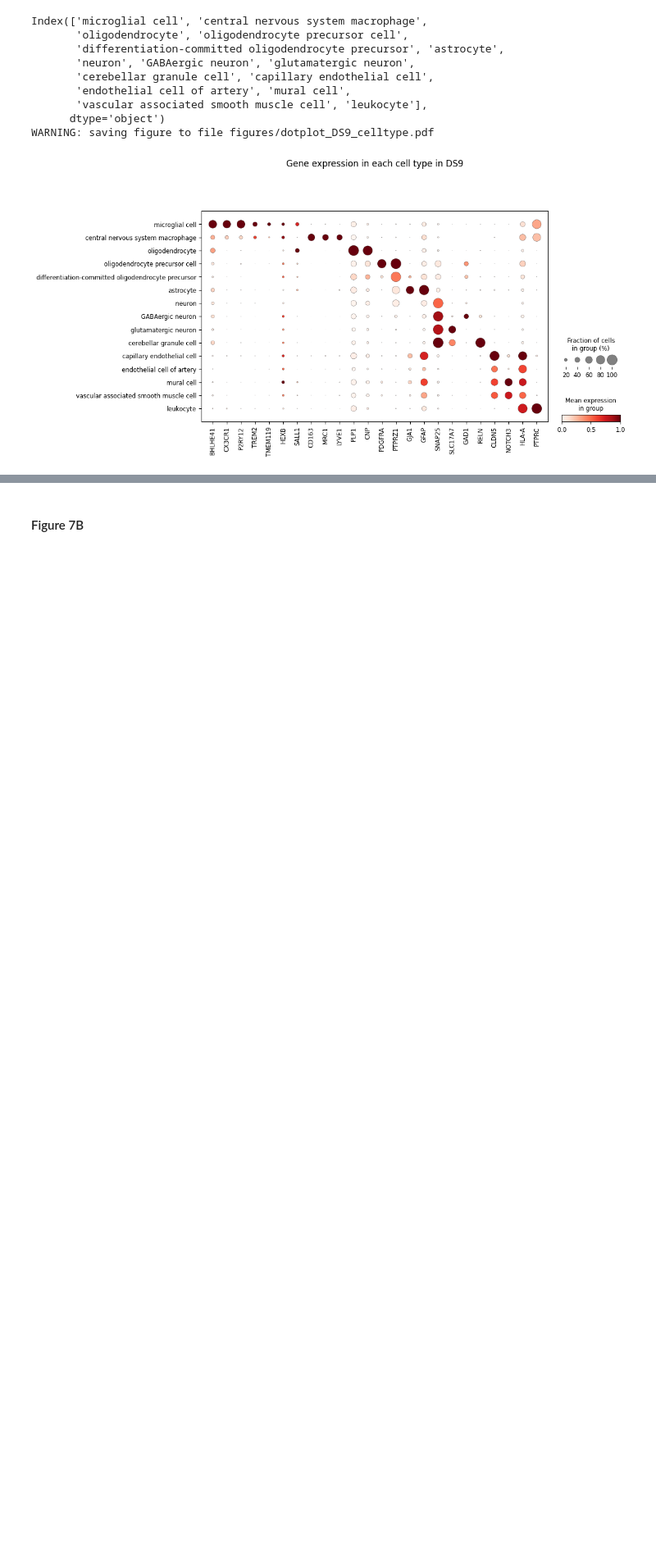
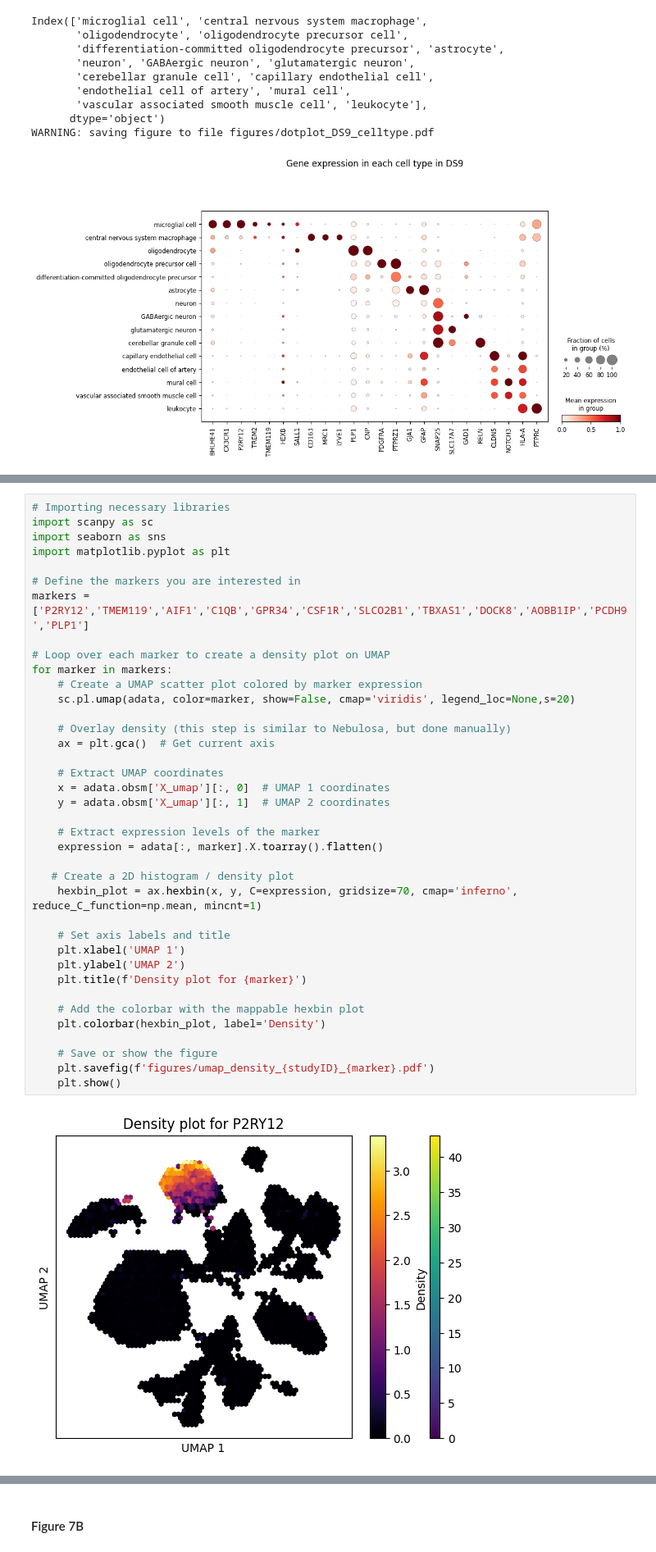
Before and after one commit to YelinZhao-A/Microglia_BHLHE41, a Jupyter notebook: Python/cellxgene_Seeker_2023.ipynb, the cells around one changed output, grey strips where cells are left out. Shown at 82% size. Drawn from its saved outputs; the diff is of its cells as text; blank space fills up the shorter version.

```diff
--- a/Python/cellxgene_Seeker_2023.ipynb
+++ b/Python/cellxgene_Seeker_2023.ipynb
@@ -162,0 +161,40 @@ WARNING: saving figure to file figures/dotplot_DS9_celltype.pdf
+# %%
+# Importing necessary libraries
+import scanpy as sc
+import seaborn as sns
+import matplotlib.pyplot as plt
+
+# Define the markers you are interested in
+markers = ['P2RY12','TMEM119','AIF1','C1QB','GPR34','CSF1R','SLCO2B1','TBXAS1','DOCK8','AOBB1IP','PCDH9','PLP1']
+
+# Loop over each marker to create a density plot on UMAP
+for marker in markers:
+    # Create a UMAP scatter plot colored by marker expression
+    sc.pl.umap(adata, color=marker, show=False, cmap='viridis', legend_loc=None,s=20)
+
+    # Overlay density (this step is similar to Nebulosa, but done manually)
+    ax = plt.gca()  # Get current axis
+
+    # Extract UMAP coordinates
+    x = adata.obsm['X_umap'][:, 0]  # UMAP 1 coordinates
+    y = adata.obsm['X_umap'][:, 1]  # UMAP 2 coordinates
+
+    # Extract expression levels of the marker
+    expression = adata[:, marker].X.toarray().flatten()
+
+   # Create a 2D histogram / density plot
+    hexbin_plot = ax.hexbin(x, y, C=expression, gridsize=70, cmap='inferno', reduce_C_function=np.mean, mincnt=1)
+
+    # Set axis labels and title
+    plt.xlabel('UMAP 1')
+    plt.ylabel('UMAP 2')
+    plt.title(f'Density plot for {marker}')
+
+    # Add the colorbar with the mappable hexbin plot
+    plt.colorbar(hexbin_plot, label='Density')
+
+    # Save or show the figure
+    plt.savefig(f'figures/umap_density_{studyID}_{marker}.pdf')
+    plt.show()
+# %% [output]
+[figure, added]
```
Also changed, not shown: parts of 6 cells of this notebook, 1 other file.
